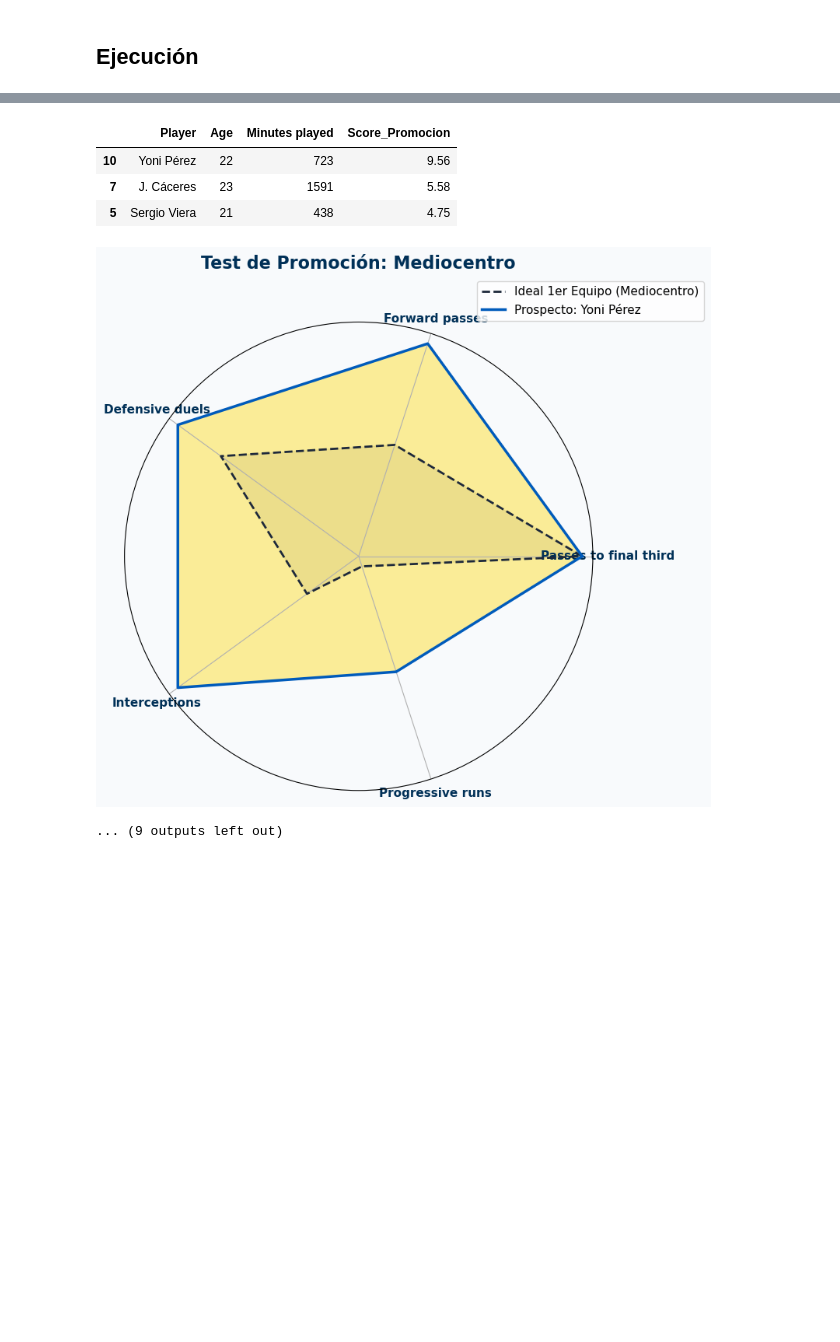
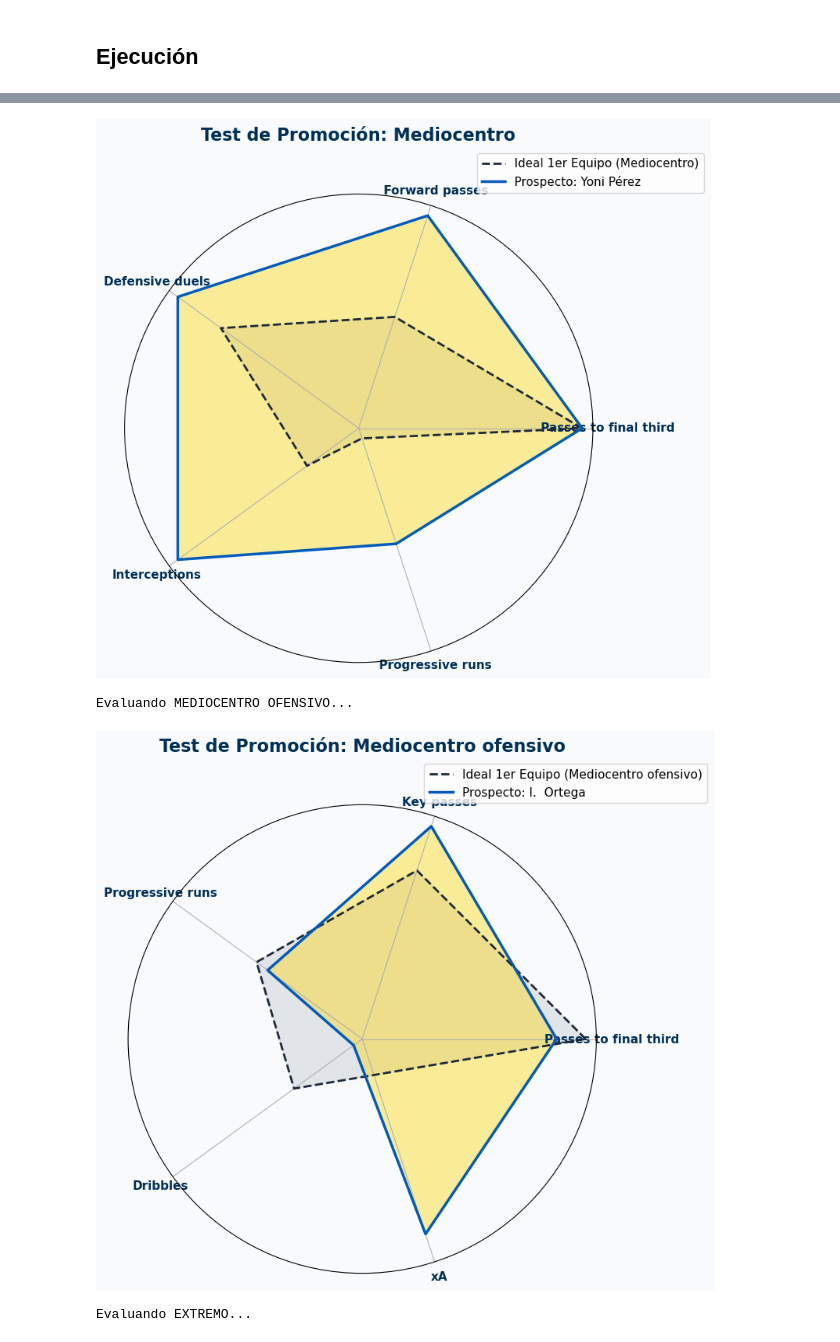
Before and after one commit to alsuaarez/TFM, a Jupyter notebook: src/scouting/cantera.ipynb, the cells around one changed output, grey strips where cells are left out. Cells and saved outputs as stored; diff of their text form; code cells hidden in the pictures; blank space fills up the shorter version.

```diff
--- a/src/scouting/cantera.ipynb
+++ b/src/scouting/cantera.ipynb
@@ -245,25 +293,25 @@ posiciones_a_evaluar = [
     ('CF', 'Delantero centro')
 ]
 
-print("INICIANDO AUDITORÍA AUTOMATIZADA DEL FILIAL...\n")
+print("Auditoría filial...\n")
 
-# Bucle maestro de evaluación y visualización
+# Lista para recolectar al mejor jugador de cada demarcación
+mejores_por_posicion = []
+
 for siglas_posicion, nombre_perfil in posiciones_a_evaluar:
-    print(f"{'='*60}")
-    print(f"EVALUANDO POSICIÓN: {nombre_perfil.upper()} ({siglas_posicion})")
-    print(f"{'='*60}")
+    print(f"Evaluando {nombre_perfil.upper()}...")
 
-    # Llamar a la función de Detección
+    # Llamar a la función de Detección (Scoring)
     ranking = evaluar_talento_cantera(df_lpa, siglas_posicion, nombre_perfil, PERFILES_OBJETIVO)
 
-    # Si hay talento detectado, mostrar resultados y gráficas
     if not ranking.empty:
-        print("\nTop Prospectos Detectados:")
-        display(ranking[['Player', 'Age', 'Minutes played', 'Score_Promocion']].head(3))
+        # Extraer al Top 1 para el resumen final
+        top_1 = ranking.iloc[0].copy()
+        top_1['Posicion_Buscada'] = nombre_perfil
+        mejores_por_posicion.append(top_1)
 
-        # Llamar a la función del Radar Chart para el Top 1
+        # Visualizar el Radar de este jugador
         visualizar_radar_cantera(ranking, nombre_perfil, PERFILES_OBJETIVO)
     else:
-        print("\n Auditoría vacía para esta demarcación.")
-    print("\n\n")
+        print(f"Sin talento con +300 min en {nombre_perfil}.")
 # %% [output]
@@ -305,6 +327,4 @@ Top Prospectos Detectados:
-|  | Player | Age | Minutes played | Score_Promocion |
-| 10 | Yoni Pérez | 22 | 723 | 9.56 |
-| 7 | J. Cáceres | 23 | 1591 | 5.58 |
-| 5 | Sergio Viera | 21 | 438 | 4.75 |
 [figure]
-... (9 outputs left out)
+Evaluando MEDIOCENTRO OFENSIVO...
+[figure, added]
+Evaluando EXTREMO...
```
Also changed, not shown: parts of 3 cells of this notebook.
